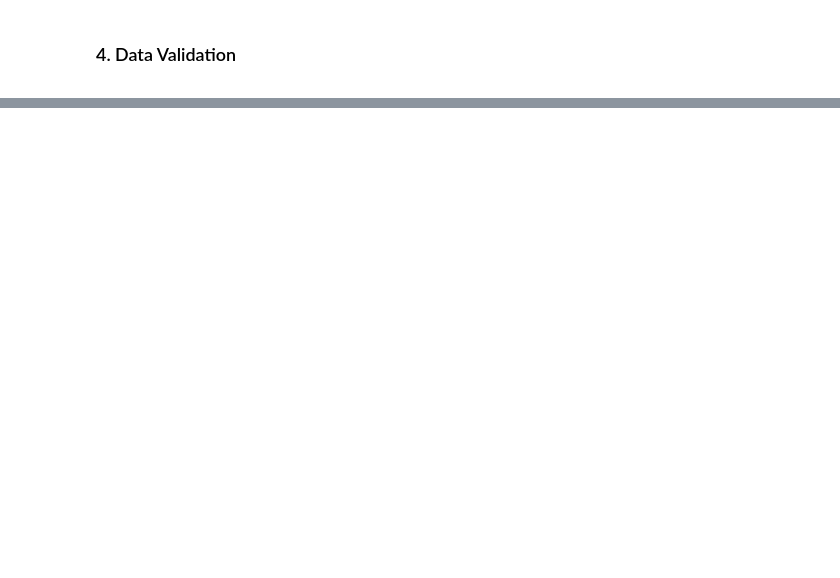
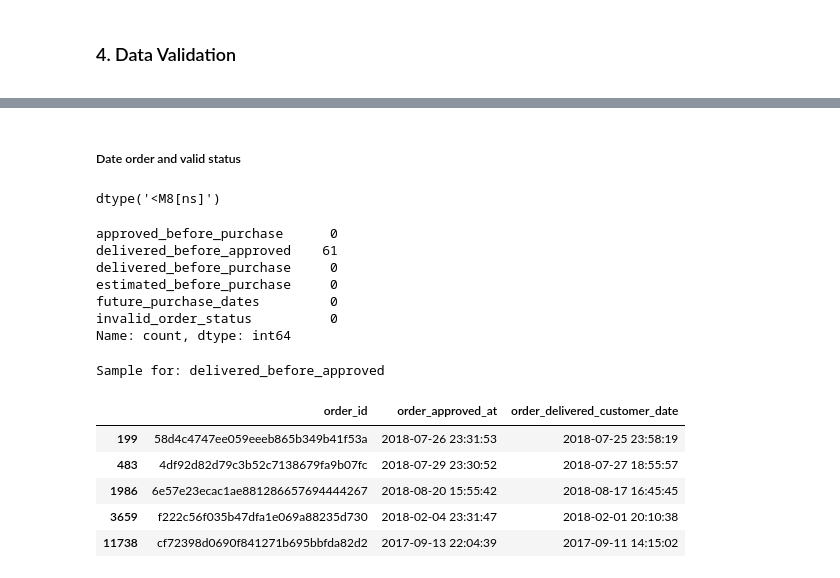
Before and after one commit to shanusaras/Customer_Churn_Prediction_and_Retention_Dashboard, a Jupyter notebook: notebooks/01_data_cleaning.ipynb, the cells around one changed output, grey strips where cells are left out. Drawn from its saved outputs; the diff is of its cells as text; code cells hidden in the pictures; blank space fills up the shorter version.

Commit message:
Data cleaning is done then data validation is started. Three tasks come under the purview of data validation. The first task : checking the data consistency is done

```diff
--- a/notebooks/01_data_cleaning.ipynb
+++ b/notebooks/01_data_cleaning.ipynb
@@ -1312,0 +1351,2 @@ Duplicate Handling Results (with Relationship Context):
+# %% [markdown]
+##### Date order and valid status
@@ -1312,0 +1359,8 @@ Duplicate Handling Results (with Relationship Context):
+# %%
+cleaned_datasets['Orders']['order_purchase_timestamp'].dtype
+# datetime64[ns]  -> tz-naive
+# datetime64[ns, UTC] -> tz-aware
+
+# M8 - NumPy code for "datetime"
+# %% [output]
+dtype('<M8[ns]')
@@ -1312,0 +1460,23 @@ Duplicate Handling Results (with Relationship Context):
+# %%
+# Usage:
+orders_summary, orders_samples = orders_consistency_checks(cleaned_datasets['Orders'])
+display(orders_summary)
+for k, df in orders_samples.items():
+    if not df.empty:
+        print(f"\nSample for: {k}")
+        display(df)
+# %% [output]
+approved_before_purchase      0
+delivered_before_approved    61
+delivered_before_purchase     0
+estimated_before_purchase     0
+future_purchase_dates         0
+invalid_order_status          0
+Name: count, dtype: int64
+Sample for: delivered_before_approved
+|  | order_id | order_approved_at | order_delivered_customer_date |
+| 199 | 58d4c4747ee059eeeb865b349b41f53a | 2018-07-26 23:31:53 | 2018-07-25 23:58:19 |
+| 483 | 4df92d82d79c3b52c7138679fa9b07fc | 2018-07-29 23:30:52 | 2018-07-27 18:55:57 |
+| 1986 | 6e57e23ecac1ae881286657694444267 | 2018-08-20 15:55:42 | 2018-08-17 16:45:45 |
+| 3659 | f222c56f035b47dfa1e069a88235d730 | 2018-02-04 23:31:47 | 2018-02-01 20:10:38 |
+| 11738 | cf72398d0690f841271b695bbfda82d2 | 2017-09-13 22:04:39 | 2017-09-11 14:15:02 |
```
Also changed, not shown: parts of 18 cells of this notebook.
